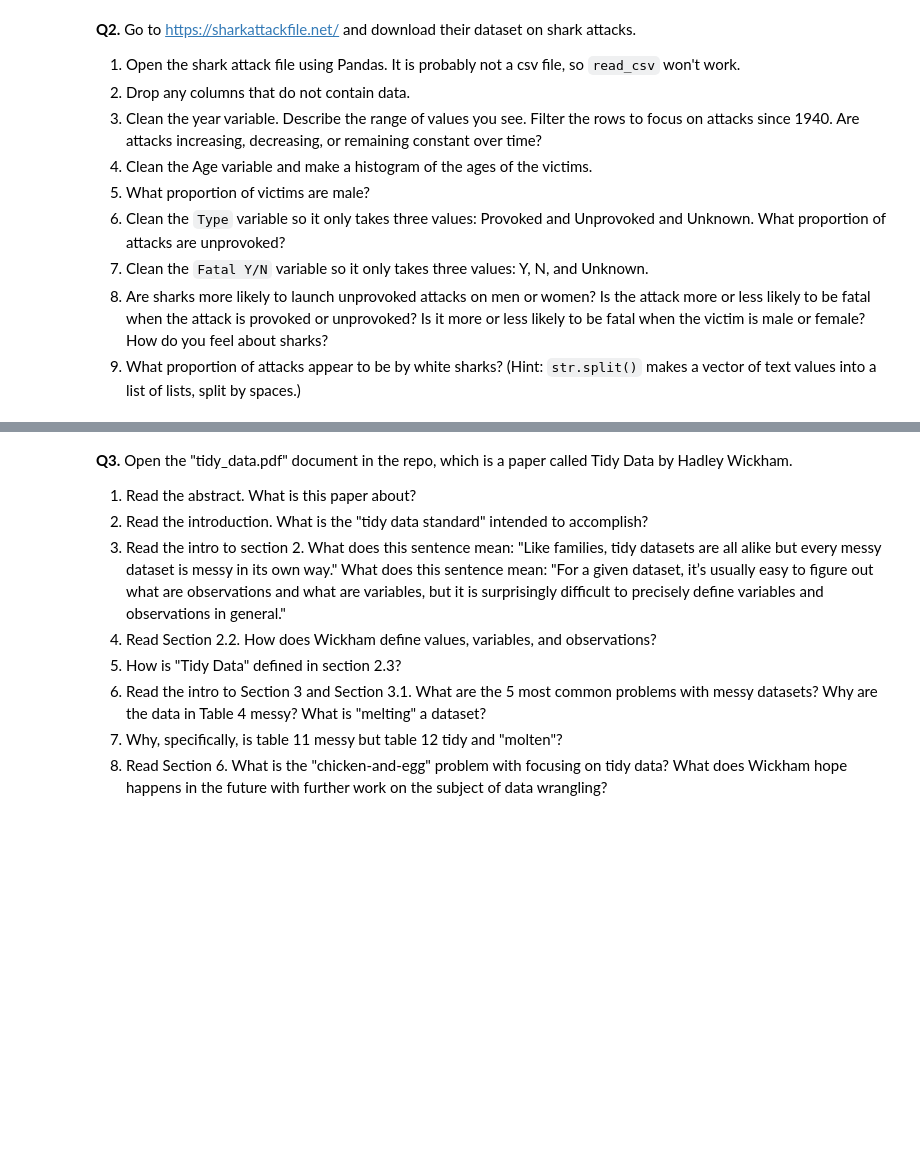
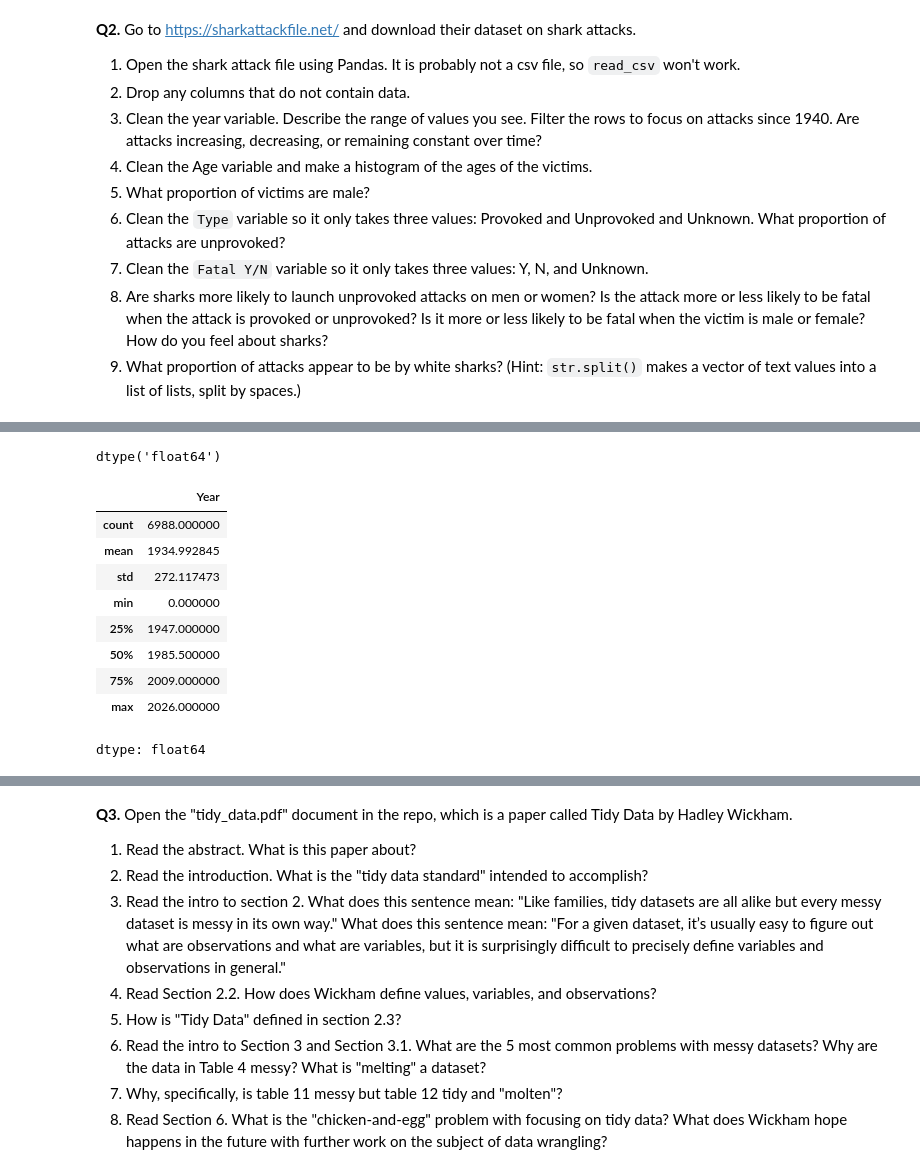
Before and after one commit to isaactabor21/wrangling, a Jupyter notebook: assignment/assignment.ipynb, the cells around one changed output, grey strips where cells are left out. Cells and saved outputs as stored; diff of their text form; code cells hidden in the pictures; blank space fills up the shorter version.

```diff
--- a/assignment/assignment.ipynb
+++ b/assignment/assignment.ipynb
@@ -236,0 +298,17 @@ There are NAs for imposedsentence when sentence type is 4 or 9.
+# %%
+sharks['Year'].dtype
+# %% [output]
+dtype('float64')
+# %%
+sharks['Year'].describe()
+# %% [output]
+|  | Year |
+| count | 6988.000000 |
+| mean | 1934.992845 |
+| std | 272.117473 |
+| min | 0.000000 |
+| 25% | 1947.000000 |
+| 50% | 1985.500000 |
+| 75% | 2009.000000 |
+| max | 2026.000000 |
+dtype: float64
```
Also changed, not shown: parts of 14 cells of this notebook.
